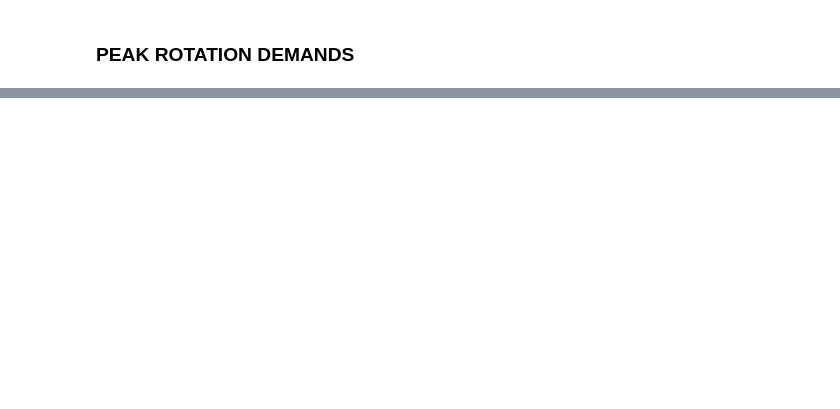
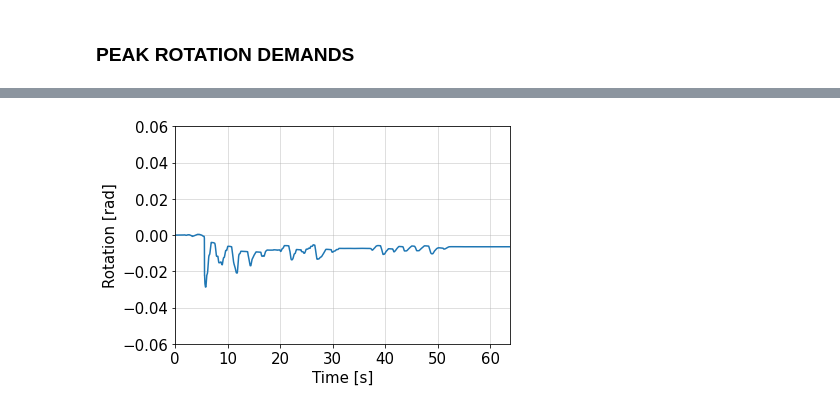
Before and after one commit to galvisf/ModelerWSMF, a Jupyter notebook: OUTPUTS/visualize_frame_NLRHA_ASCE41.ipynb, the cells around one changed output, grey strips where cells are left out. Drawn from its saved outputs; the diff is of its cells as text; code cells hidden in the pictures; blank space fills up the shorter version.

```diff
--- a/OUTPUTS/visualize_frame_NLRHA_ASCE41.ipynb
+++ b/OUTPUTS/visualize_frame_NLRHA_ASCE41.ipynb
@@ -391,0 +412,9 @@ _ = plt.ylabel('Rotation [rad]')
+# %%
+_ = plt.plot(time_response, beam_plas_rot[results_folder]['hinge_left'][0].flatten())
+_ = plt.grid(which='both', alpha=0.5)
+_ = plt.ylim([-6/100, 6/100])
+_ = plt.xlim([0, time_response[-1]])
+_ = plt.xlabel('Time [s]')
+_ = plt.ylabel('Rotation [rad]')
+# %% [output]
+[figure, added]
```
Also changed, not shown: parts of 9 cells of this notebook, 5 other files.
